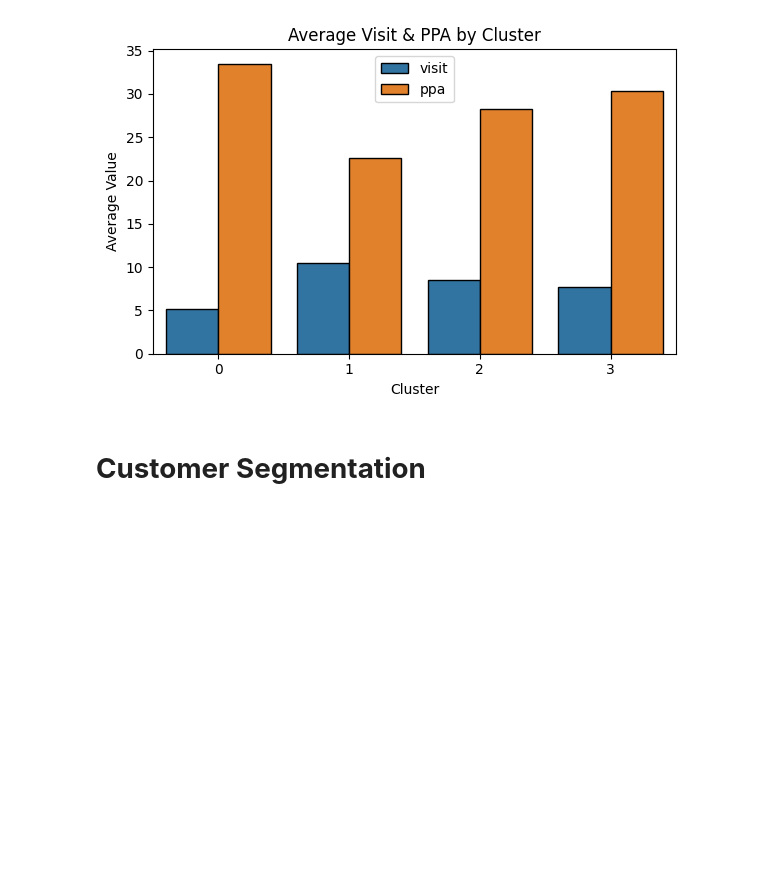
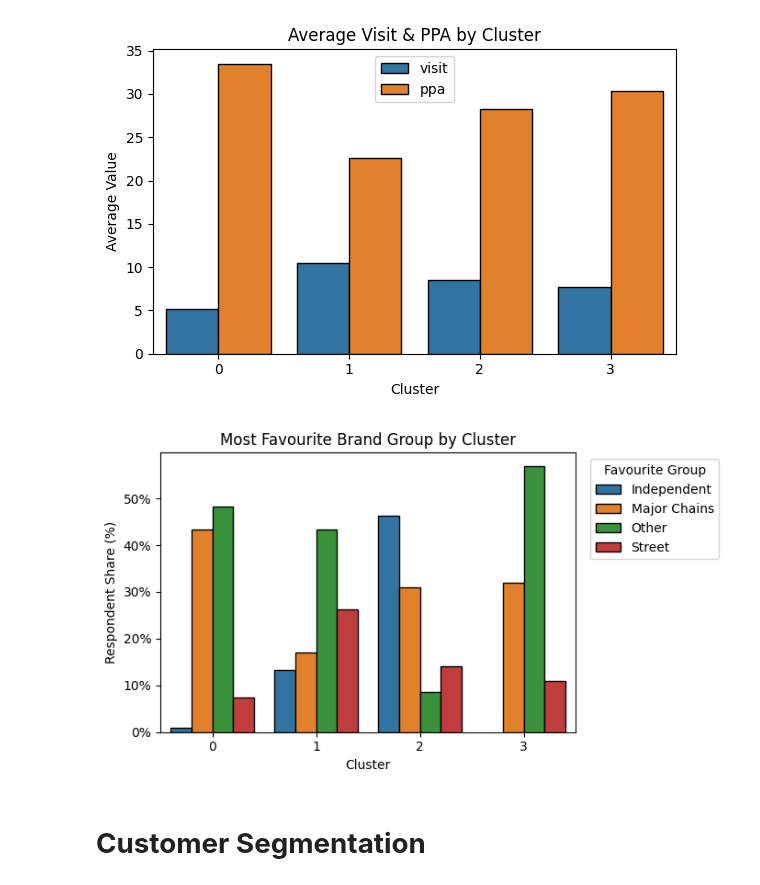
Before and after one commit to Truong2003-tqd/Highlands-Customer-Analysis, a Jupyter notebook: Preprocessing Notebook/preprocessing.ipynb, the cells around one changed output. Saved outputs shown, nothing was run; the diff lists cells and outputs as text; code cells hidden in the pictures; blank space fills up the shorter version.

Commit message:
update data

```diff
--- a/Preprocessing Notebook/preprocessing.ipynb
+++ b/Preprocessing Notebook/preprocessing.ipynb
@@ -2462,3 +2462,72 @@ plt.tight_layout()
 plt.show()
 # %% [output]
 [figure]
+# %%
+import unicodedata
+import matplotlib.ticker as mtick
+
+def normalize_brand(name):
+    if pd.isna(name):
+        return ""
+    return (
+        unicodedata.normalize("NFKD", str(name))
+        .encode("ascii", "ignore")
+        .decode("utf-8")
+        .lower()
+        .strip()
+    )
+
+major_chain_keys = {
+    "highlands coffee",
+    "phuc long",
+    "cong ca phe",
+    "trung nguyen",
+    "starbucks",
+    "the coffee house",
+}
+
+def favourite_group(name):
+    key = normalize_brand(name)
+    if not key:
+        return np.nan
+    if "other" in key:
+        return "Other"
+    if "independent" in key or "indepedent" in key:
+        return "Independent"
+    if "street" in key:
+        return "Street"
+    if key in major_chain_keys:
+        return "Major Chains"
+    return "Other"
+
+survey_respondents_info_df["most_favourite_group"] = survey_respondents_info_df["most_favourite"].apply(favourite_group)
+
+favorite_counts = (
+    survey_respondents_info_df.dropna(subset=["cluster", "most_favourite_group"])
+    .groupby(["cluster", "most_favourite_group"], as_index=False)
+    .size()
+    .rename(columns={"size": "respondent_count"})
+)
+favorite_counts["percentage"] = (
+    favorite_counts.groupby("cluster")["respondent_count"]
+    .transform(lambda s: s / s.sum() * 100)
+)
+
+plt.figure(figsize=(7, 4))
+sns.barplot(
+    data=favorite_counts,
+    x="cluster",
+    y="percentage",
+    hue="most_favourite_group",
+    palette="tab10",
+    edgecolor="black",
+)
+plt.title("Most Favourite Brand Group by Cluster")
+plt.xlabel("Cluster")
+plt.ylabel("Respondent Share (%)")
+plt.gca().yaxis.set_major_formatter(mtick.PercentFormatter())
+plt.legend(title="Favourite Group", bbox_to_anchor=(1.02, 1), loc="upper left")
+plt.tight_layout()
+plt.show()
+# %% [output]
+[figure, added]
```
Also changed, not shown: parts of 5 cells of this notebook, 3 other files.
